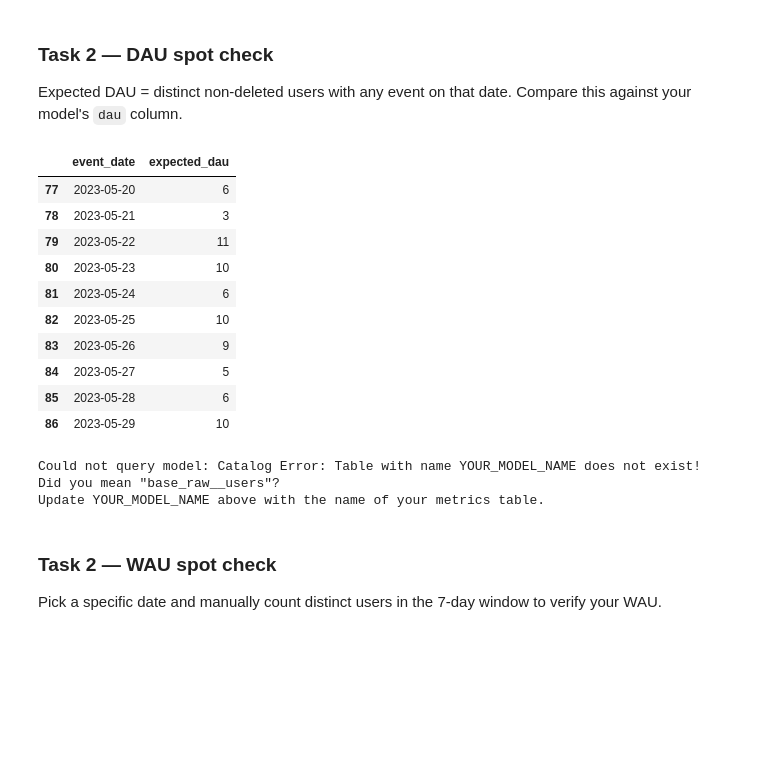
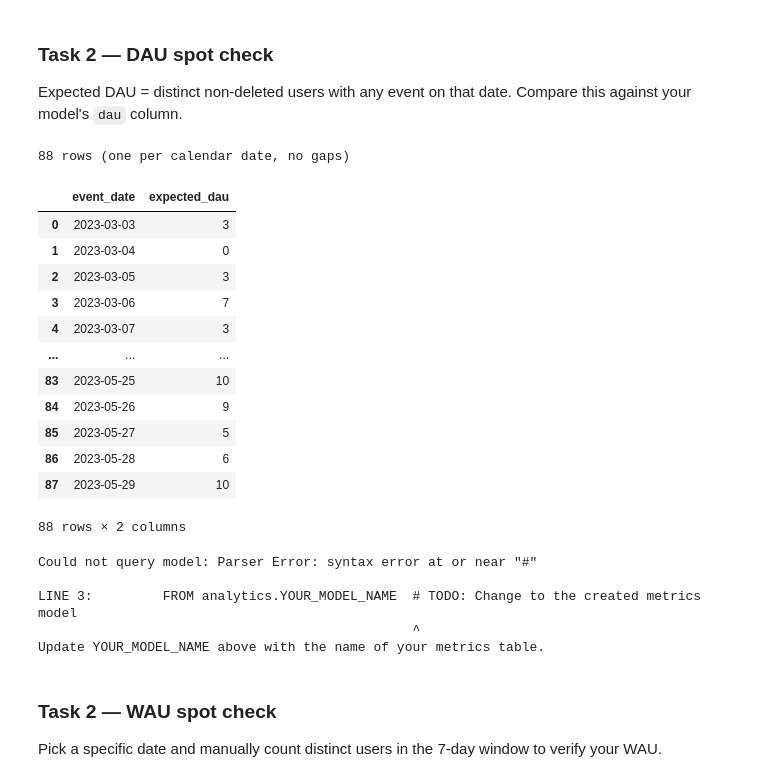
Before and after one commit to apolitical/data-challenge, a Jupyter notebook: notebooks/data_exploration.ipynb, the cells around one changed output. Saved outputs shown, nothing was run; the diff lists cells and outputs as text; code cells hidden in the pictures; blank space fills up the shorter version.

Commit message:
Fix DAU spot check to fill missing dates with 0
Co-Authored-By: Claude Opus 4.6 (1M context) <noreply@anthropic.com>

```diff
--- a/notebooks/data_exploration.ipynb
+++ b/notebooks/data_exploration.ipynb
@@ -183,26 +183,36 @@ Events (non-deleted users): 650
 Expected DAU = distinct non-deleted users with any event on that date. Compare this against your model's `dau` column.
 # %%
 # DAU from raw data: distinct users per date
-expected_dau = (
+# Reindex to full date range so days with no events show DAU = 0
+dau_raw = (
     events
     .groupby('event_date')['user_id']
     .nunique()
+)
+all_dates = pd.date_range(events['event_date'].min(), events['event_date'].max(), freq='D')
+expected_dau = (
+    dau_raw
+    .reindex(all_dates.date, fill_value=0)
     .reset_index()
-    .rename(columns={'user_id': 'expected_dau'})
+    .rename(columns={'index': 'event_date', 'user_id': 'expected_dau'})
 )
-expected_dau.tail(10)
+print(f"{len(expected_dau)} rows (one per calendar date, no gaps)")
+expected_dau
 # %% [output]
+88 rows (one per calendar date, no gaps)
 |  | event_date | expected_dau |
-| 77 | 2023-05-20 | 6 |
-| 78 | 2023-05-21 | 3 |
-| 79 | 2023-05-22 | 11 |
-| 80 | 2023-05-23 | 10 |
-| 81 | 2023-05-24 | 6 |
-| 82 | 2023-05-25 | 10 |
-| 83 | 2023-05-26 | 9 |
-| 84 | 2023-05-27 | 5 |
-| 85 | 2023-05-28 | 6 |
-| 86 | 2023-05-29 | 10 |
+| 0 | 2023-03-03 | 3 |
+| 1 | 2023-03-04 | 0 |
+| 2 | 2023-03-05 | 3 |
+| 3 | 2023-03-06 | 7 |
+| 4 | 2023-03-07 | 3 |
+| ... | ... | ... |
+| 83 | 2023-05-25 | 10 |
+| 84 | 2023-05-26 | 9 |
+| 85 | 2023-05-27 | 5 |
+| 86 | 2023-05-28 | 6 |
+| 87 | 2023-05-29 | 10 |
+88 rows × 2 columns
 # %%
 # Compare against your dbt model
 # Replace 'YOUR_MODEL_NAME' with your actual metrics model name
@@ -228,8 +238,10 @@ except Exception as e:
     print(f"Could not query model: {e}")
     print("Update YOUR_MODEL_NAME above with the name of your metrics table.")
 # %% [output]
-Could not query model: Catalog Error: Table with name YOUR_MODEL_NAME does not exist!
-Did you mean "base_raw__users"?
+Could not query model: Parser Error: syntax error at or near "#"
+
+LINE 3:         FROM analytics.YOUR_MODEL_NAME  # TODO: Change to the created metrics model
+                                                ^
 Update YOUR_MODEL_NAME above with the name of your metrics table.
 # %% [markdown]
 ### Task 2 — WAU spot check
```
Also changed, not shown: parts of 1 cell of this notebook.
